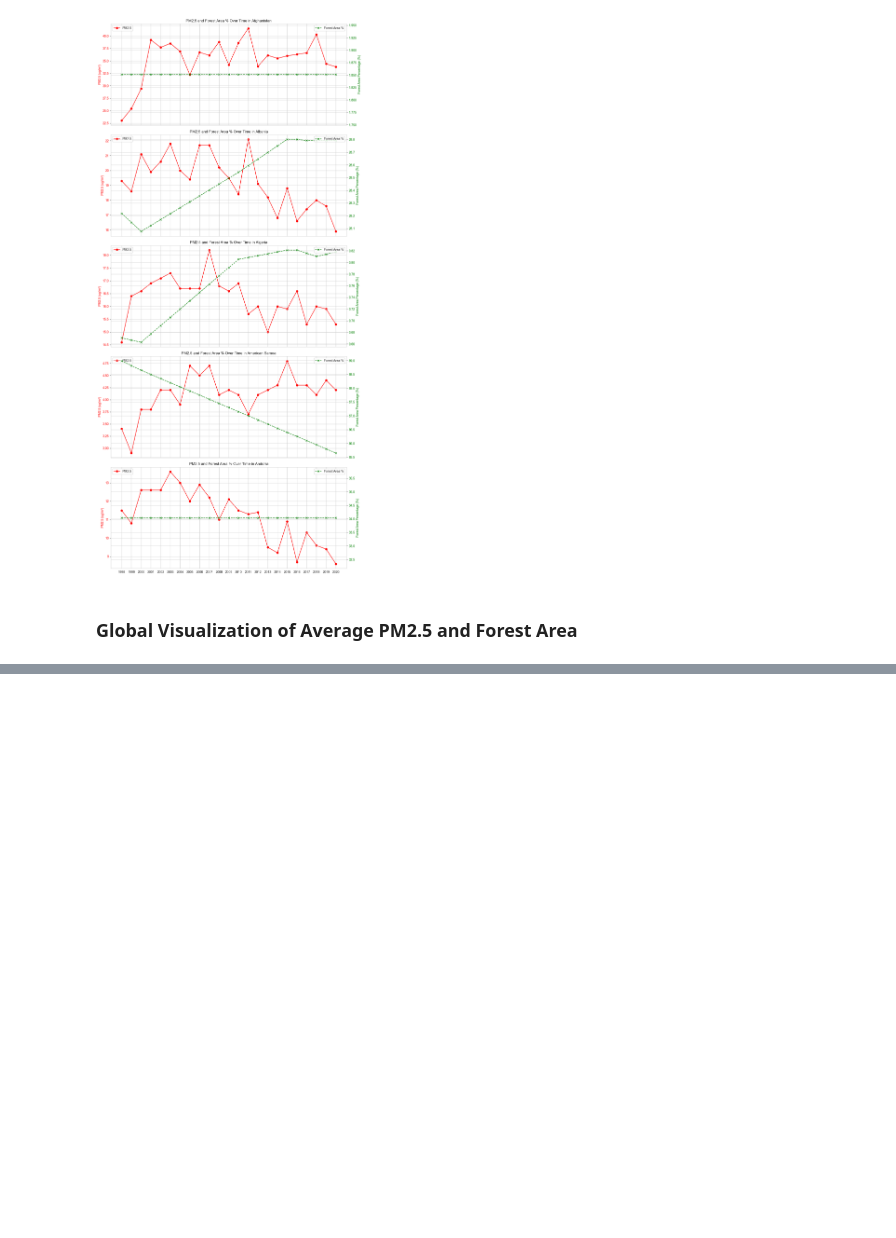
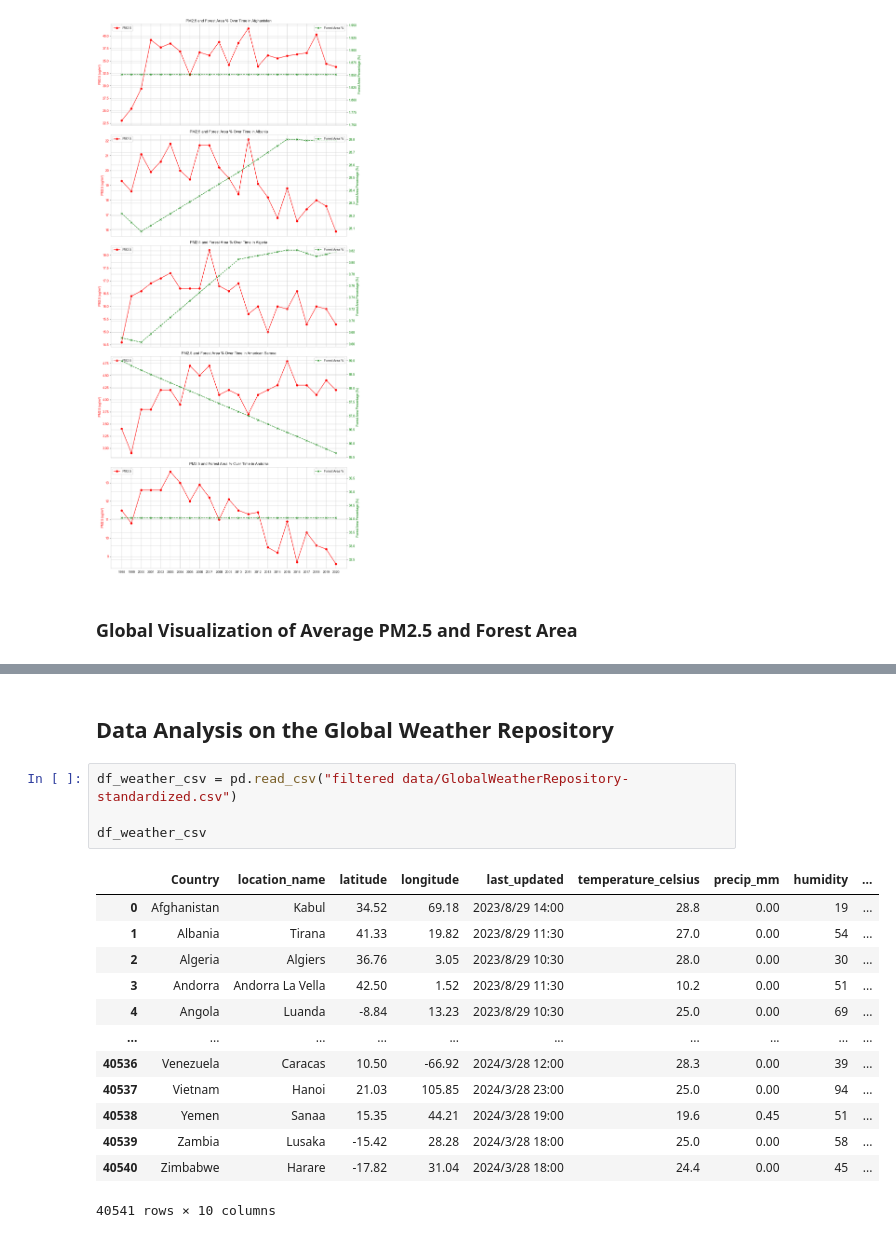
Before and after one commit to iceyubing/ipai25, a Jupyter notebook: Data_Analysis.ipynb, the cells around one changed output, grey strips where cells are left out. Saved outputs shown, nothing was run; the diff lists cells and outputs as text; blank space fills up the shorter version.

```diff
--- a/Data_Analysis.ipynb
+++ b/Data_Analysis.ipynb
@@ -579,0 +728,20 @@ else:
+# %% [markdown]
+## Data Analysis on the Global Weather Repository
+# %%
+df_weather_csv = pd.read_csv("filtered data/GlobalWeatherRepository-standardized.csv")
+
+df_weather_csv
+# %% [output]
+|  | Country | location_name | latitude | longitude | last_updated | temperature_celsius | precip_mm | humidity | ... |
+| 0 | Afghanistan | Kabul | 34.52 | 69.18 | 2023/8/29 14:00 | 28.8 | 0.00 | 19 | ... |
+| 1 | Albania | Tirana | 41.33 | 19.82 | 2023/8/29 11:30 | 27.0 | 0.00 | 54 | ... |
+| 2 | Algeria | Algiers | 36.76 | 3.05 | 2023/8/29 10:30 | 28.0 | 0.00 | 30 | ... |
+| 3 | Andorra | Andorra La Vella | 42.50 | 1.52 | 2023/8/29 11:30 | 10.2 | 0.00 | 51 | ... |
+| 4 | Angola | Luanda | -8.84 | 13.23 | 2023/8/29 10:30 | 25.0 | 0.00 | 69 | ... |
+| ... | ... | ... | ... | ... | ... | ... | ... | ... | ... |
+| 40536 | Venezuela | Caracas | 10.50 | -66.92 | 2024/3/28 12:00 | 28.3 | 0.00 | 39 | ... |
+| 40537 | Vietnam | Hanoi | 21.03 | 105.85 | 2024/3/28 23:00 | 25.0 | 0.00 | 94 | ... |
+| 40538 | Yemen | Sanaa | 15.35 | 44.21 | 2024/3/28 19:00 | 19.6 | 0.45 | 51 | ... |
+| 40539 | Zambia | Lusaka | -15.42 | 28.28 | 2024/3/28 18:00 | 25.0 | 0.00 | 58 | ... |
+| 40540 | Zimbabwe | Harare | -17.82 | 31.04 | 2024/3/28 18:00 | 24.4 | 0.00 | 45 | ... |
+40541 rows × 10 columns
```
Also changed, not shown: parts of 15 cells of this notebook, 2 other files.
